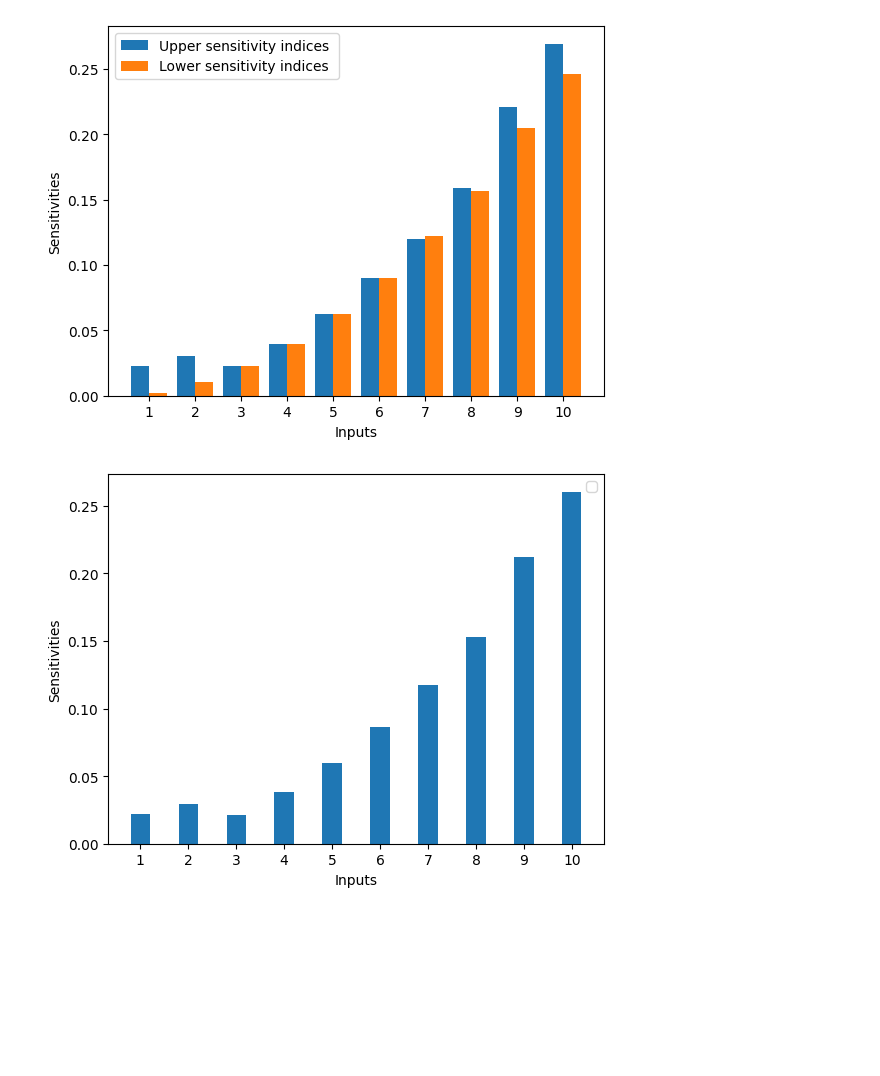
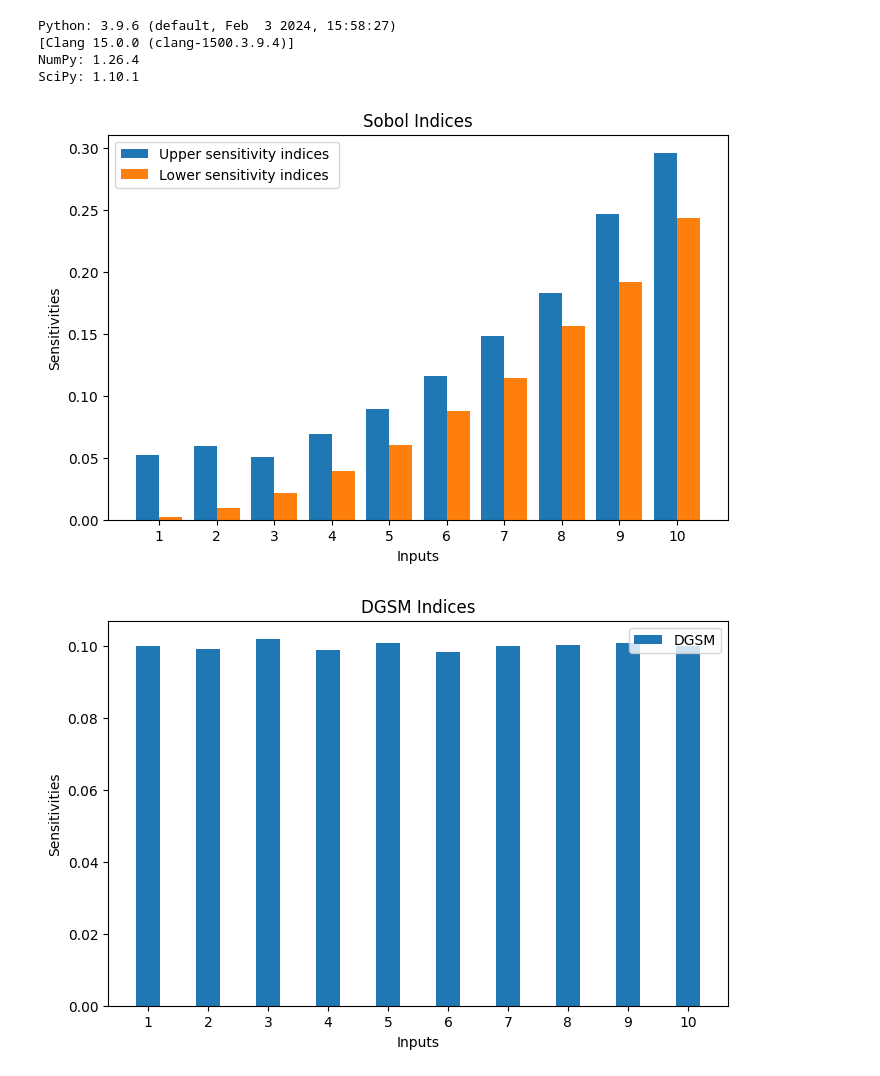
Before and after one commit to RuilongYue/global-activity-scores, a Jupyter notebook: 1.test_function.ipynb, the cells around one changed output. Saved outputs shown, nothing was run; the diff lists cells and outputs as text; code cells hidden in the pictures; blank space fills up the shorter version.

Commit message:
Updated global activity scores estimation approach

```diff
--- a/1.test_function.ipynb
+++ b/1.test_function.ipynb
@@ -20,7 +21,7 @@ theta = np.array(np.arange(1,dim+1,1))
 chi = 20000
 def Func(x):
     x = x - 0.5
-    return x@theta + 10*(x[:,0]*x[:,1] - x[:,-1]*x[:,-2]) + 0.0*R.normal(0,1,x.shape[0])
+    return x@theta + 10*(x[:,0]*x[:,1] - x[:,-1]*x[:,-2]) + 1.0*R.normal(0,1,x.shape[0])
 
 sample_list = []
 for i in range(10):
@@ -50,12 +64,18 @@ print(lower)
 # %%
 ### Calculate DGSM and full global activity scores
+start = time.time()
 epsilon = 10**-3
 z = R.uniform(0, 1, (chi, dim))
 deriv = dFunc(z)
 deriv /= np.sqrt(chi)
 uo, so, vho = np.linalg.svd(deriv.astype(float), full_matrices=False)
 so = so**2
+end = time.time()
+as_time = end - start
+start = time.time()
 DGSM = uo**2@so/sum(uo**2@so)
+end = time.time()
+DGSM_time = as_time + end - start
 
 # M2 = 1
 # u, s = global_as.GAS(Func,dim,chi,int(chi/M2),M2,shiftedSobol=False, distribution = 'uniform')
@@ -113,9 +256,9 @@ plt.savefig('gascore_paper/10E2_' + str(M2) + '.png')
 # %%
 ### Calculate activity scores and global activity scores
-d1 = 1
+d1 = 8
 as_score = uo[:,:d1]**2@so[:d1]/sum(uo[:,:d1]**2@so[:d1])
 print(as_score)
-d1 =1
+d1 =9
 gas_score = u[:,:d1]**2@s[:d1]/sum(u[:,:d1]**2@s[:d1])
 print(gas_score)
 # %% [output]
@@ -126,41 +269,74 @@ print(gas_score)
+# %%
+import sys, numpy, scipy
+print(f"Python: {sys.version}")
+print(f"NumPy: {numpy.__version__}")
+print(f"SciPy: {scipy.__version__}")
+# %% [output]
+Python: 3.9.6 (default, Feb  3 2024, 15:58:27)
+[Clang 15.0.0 (clang-1500.3.9.4)]
+NumPy: 1.26.4
+SciPy: 1.10.1
 # %%
+# --- 3. Plotting ---
+
 ### Plot all indices
 width = 0.4
-x = np.arange(1,dim+1)
+x = np.arange(1, dim + 1)
 labels = x
-fig, ax1 = plt.subplots()
-rects1 = ax1.bar(x-width/2, upper, width, label='Upper sensitivity indices')
-rects2 = ax1.bar(x+width/2, lower, width, label='Lower sensitivity indices ')
+
+# Plot 1: Sobol
+fig1, ax1 = plt.subplots(figsize=(8,5))
+rects1 = ax1.bar(x - width/2, upper, width, label='Upper sensitivity indices')
+rects2 = ax1.bar(x + width/2, lower, width, label='Lower sensitivity indices ')
+ax1.set_title('Sobol Indices')
 ax1.set_ylabel('Sensitivities')
 ax1.set_xlabel('Inputs')
 ax1.set_xticks(x)
 ax1.legend(loc='upper left')
-plt.savefig('gascore_paper/sobol10.png')
+plt.savefig('gascore_paper/sobol11.png')
 
-fig, ax2 = plt.subplots()
-rects1 = ax2.bar(x, DGSM, width)
+# Plot 2: DGSM
+fig2, ax2 = plt.subplots(figsize=(8,5))
+rects1 = ax2.bar(x, DGSM, width, label='DGSM')
+ax2.set_title('DGSM Indices')
 ax2.set_ylabel('Sensitivities')
 ax2.set_xlabel('Inputs')
 ax2.set_xticks(x)
 ax2.legend()
-plt.savefig('gascore_paper/dgsm10.png')
+plt.savefig('gascore_paper/dgsm11.png')
 
-fig, ax3 = plt.subplots()
-rects1 = ax3.bar(x, as_score, width, label='AS score with $m = 1$')
+# Plot 3: AS Score
+fig3, ax3 = plt.subplots(figsize=(8,5))
+rects1 = ax3.bar(x, as_score, width, label='AS score with $m = 8$')
+ax3.set_title('AS Score')
 ax3.set_ylabel('Sensitivities')
 ax3.set_xlabel('Inputs')
 ax3.set_xticks(x)
 ax3.legend(loc='upper left')
-plt.savefig('gascore_paper/as10.png')
+plt.savefig('gascore_paper/as11.png')
 
-fig, ax4 = plt.subplots()
-rects1 = ax4.bar(x-width/2, gas_score_full, width, label='GAS score with $m = 10$')
-rects2 = ax4.bar(x+width/2, gas_score, width, label='GAS score with $m = 1$')
+# Plot 4: GAS Score
+fig4, ax4 = plt.subplots(figsize=(8,5))
+rects1 = ax4.bar(x - width/2, gas_score_full, width, label='GAS score with $m = 10$')
+rects2 = ax4.bar(x + width/2, gas_score, width, label='GAS score with $m = 9$')
+ax4.set_title('GAS Score')
 ax4.set_ylabel('Sensitivities')
 ax4.set_xlabel('Inputs')
 ax4.set_xticks(x)
 ax4.legend(loc='upper left')
-plt.savefig('gascore_paper/gas10.png')
+plt.savefig('gascore_paper/gas11.png')
+
+### Plot 5: Morris Method (μ*) Results ###
+fig5, ax5 = plt.subplots(figsize=(7,5))
+ax5.bar(x, mu_star_indices/sum(mu_star_indices), width)
+ax5.set_title(f'μ* of Morris Method')
+ax5.set_ylabel('μ*')
+ax5.set_xlabel('Inputs')
+ax5.set_xticks(x)
+plt.savefig('gascore_paper/morris11.png')
+
+plt.tight_layout()
+plt.show()
 # %% [output]
-[figure, old version]
+[figure, new version]
-[figure, old version]
+[figure, new version]
```
Also changed, not shown: parts of 11 cells of this notebook, 2 other files.
